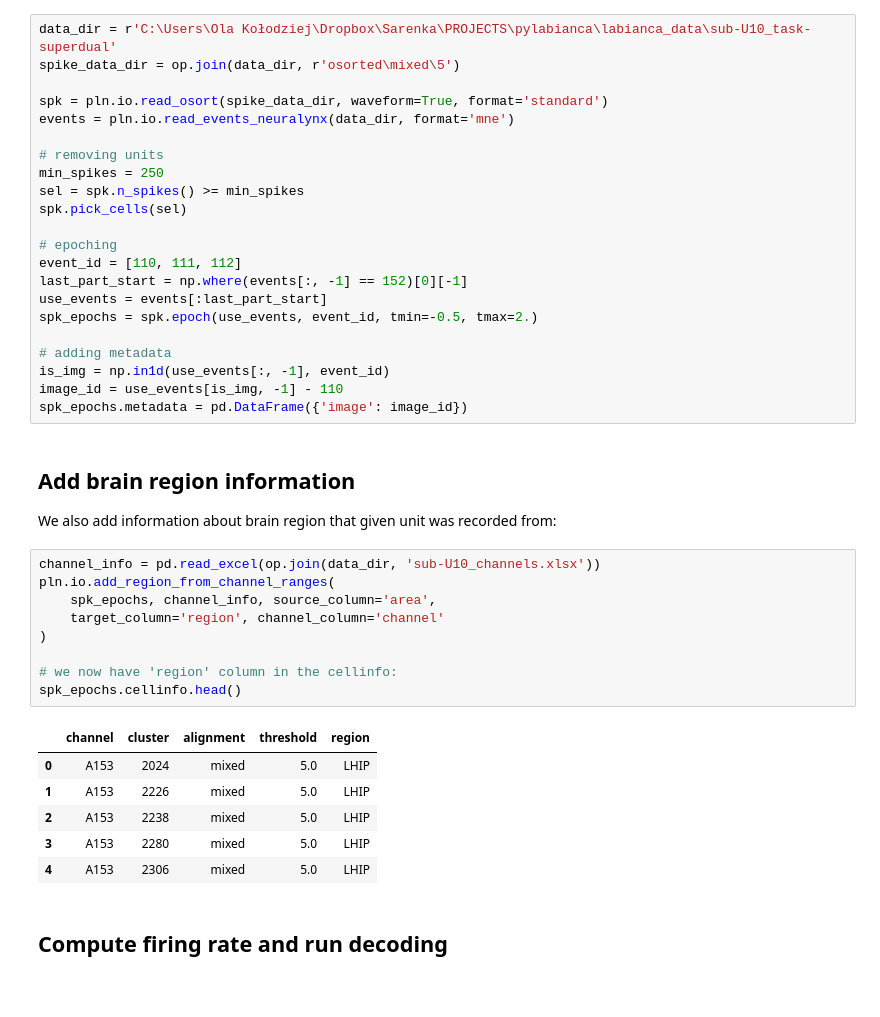
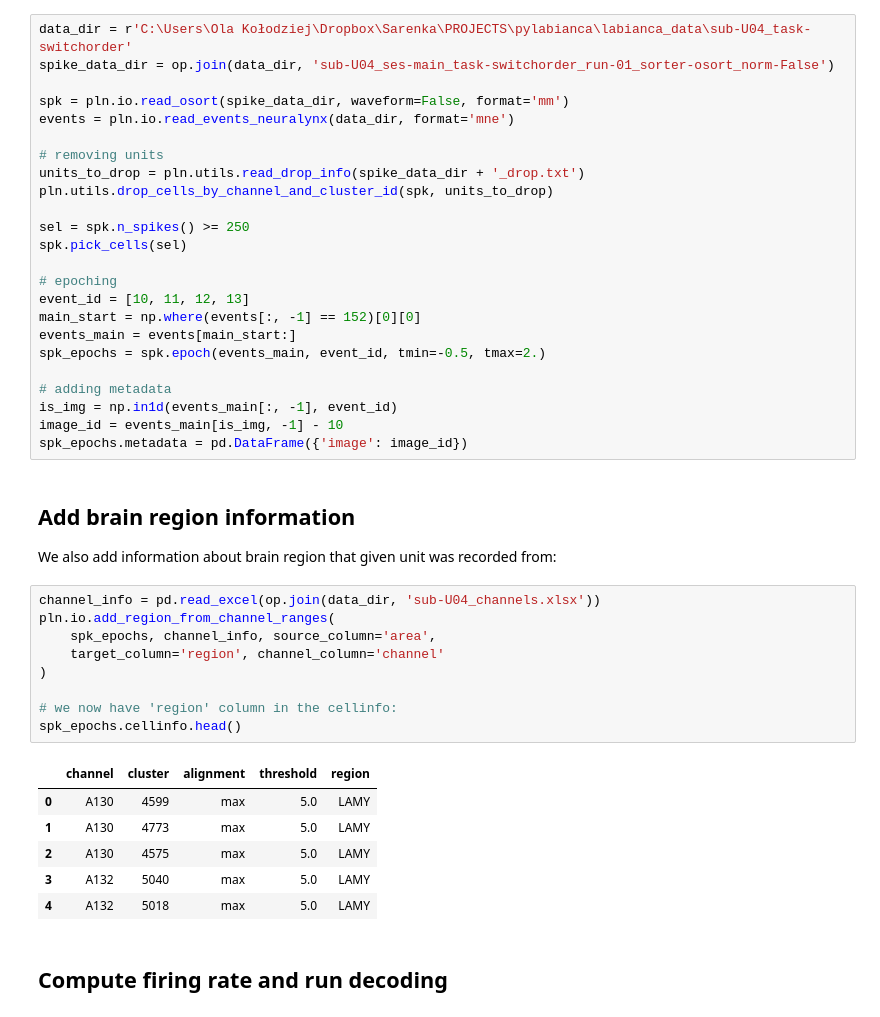
Before and after one commit to labianca/pylabianca, a Jupyter notebook: doc/decoding_example.ipynb, the cells around one changed output. Drawn from its saved outputs; the diff is of its cells as text.

```diff
--- a/doc/decoding_example.ipynb
+++ b/doc/decoding_example.ipynb
@@ -19,46 +17,48 @@ import pylabianca as pln
 ## Read and epoch data
 We first do some of the steps discussed in `intro_overview.ipynb` tutorial. Take a look there for explanation of the code below if you don't find it sufficiently clear:
 # %%
-data_dir = r'C:\Users\Ola Kołodziej\Dropbox\Sarenka\PROJECTS\pylabianca\labianca_data\sub-U10_task-superdual'
-spike_data_dir = op.join(data_dir, r'osorted\mixed\5')
+data_dir = r'C:\Users\Ola Kołodziej\Dropbox\Sarenka\PROJECTS\pylabianca\labianca_data\sub-U04_task-switchorder'
+spike_data_dir = op.join(data_dir, 'sub-U04_ses-main_task-switchorder_run-01_sorter-osort_norm-False')
 
-spk = pln.io.read_osort(spike_data_dir, waveform=True, format='standard')
+spk = pln.io.read_osort(spike_data_dir, waveform=False, format='mm')
 events = pln.io.read_events_neuralynx(data_dir, format='mne')
 
 # removing units
-min_spikes = 250
-sel = spk.n_spikes() >= min_spikes
+units_to_drop = pln.utils.read_drop_info(spike_data_dir + '_drop.txt')
+pln.utils.drop_cells_by_channel_and_cluster_id(spk, units_to_drop)
+
+sel = spk.n_spikes() >= 250
 spk.pick_cells(sel)
 
 # epoching
-event_id = [110, 111, 112]
-last_part_start = np.where(events[:, -1] == 152)[0][-1]
-use_events = events[:last_part_start]
-spk_epochs = spk.epoch(use_events, event_id, tmin=-0.5, tmax=2.)
+event_id = [10, 11, 12, 13]
+main_start = np.where(events[:, -1] == 152)[0][0]
+events_main = events[main_start:]
+spk_epochs = spk.epoch(events_main, event_id, tmin=-0.5, tmax=2.)
 
 # adding metadata
-is_img = np.in1d(use_events[:, -1], event_id)
-image_id = use_events[is_img, -1] - 110
+is_img = np.in1d(events_main[:, -1], event_id)
+image_id = events_main[is_img, -1] - 10
 spk_epochs.metadata = pd.DataFrame({'image': image_id})
 # %% [markdown]
 ## Add brain region information
 We also add information about brain region that given unit was recorded from:
 # %%
-channel_info = pd.read_excel(op.join(data_dir, 'sub-U10_channels.xlsx'))
+channel_info = pd.read_excel(op.join(data_dir, 'sub-U04_channels.xlsx'))
 pln.io.add_region_from_channel_ranges(
     spk_epochs, channel_info, source_column='area',
     target_column='region', channel_column='channel'
 )
 
 # we now have 'region' column in the cellinfo:
 spk_epochs.cellinfo.head()
 # %% [output]
 |  | channel | cluster | alignment | threshold | region |
-| 0 | A153 | 2024 | mixed | 5.0 | LHIP |
-| 1 | A153 | 2226 | mixed | 5.0 | LHIP |
-| 2 | A153 | 2238 | mixed | 5.0 | LHIP |
-| 3 | A153 | 2280 | mixed | 5.0 | LHIP |
-| 4 | A153 | 2306 | mixed | 5.0 | LHIP |
+| 0 | A130 | 4599 | max | 5.0 | LAMY |
+| 1 | A130 | 4773 | max | 5.0 | LAMY |
+| 2 | A130 | 4575 | max | 5.0 | LAMY |
+| 3 | A132 | 5040 | max | 5.0 | LAMY |
+| 4 | A132 | 5018 | max | 5.0 | LAMY |
 # %% [markdown]
 ## Compute firing rate and run decoding
 # %% [markdown]
```
Also changed, not shown: parts of 13 cells of this notebook, 1 other file.
